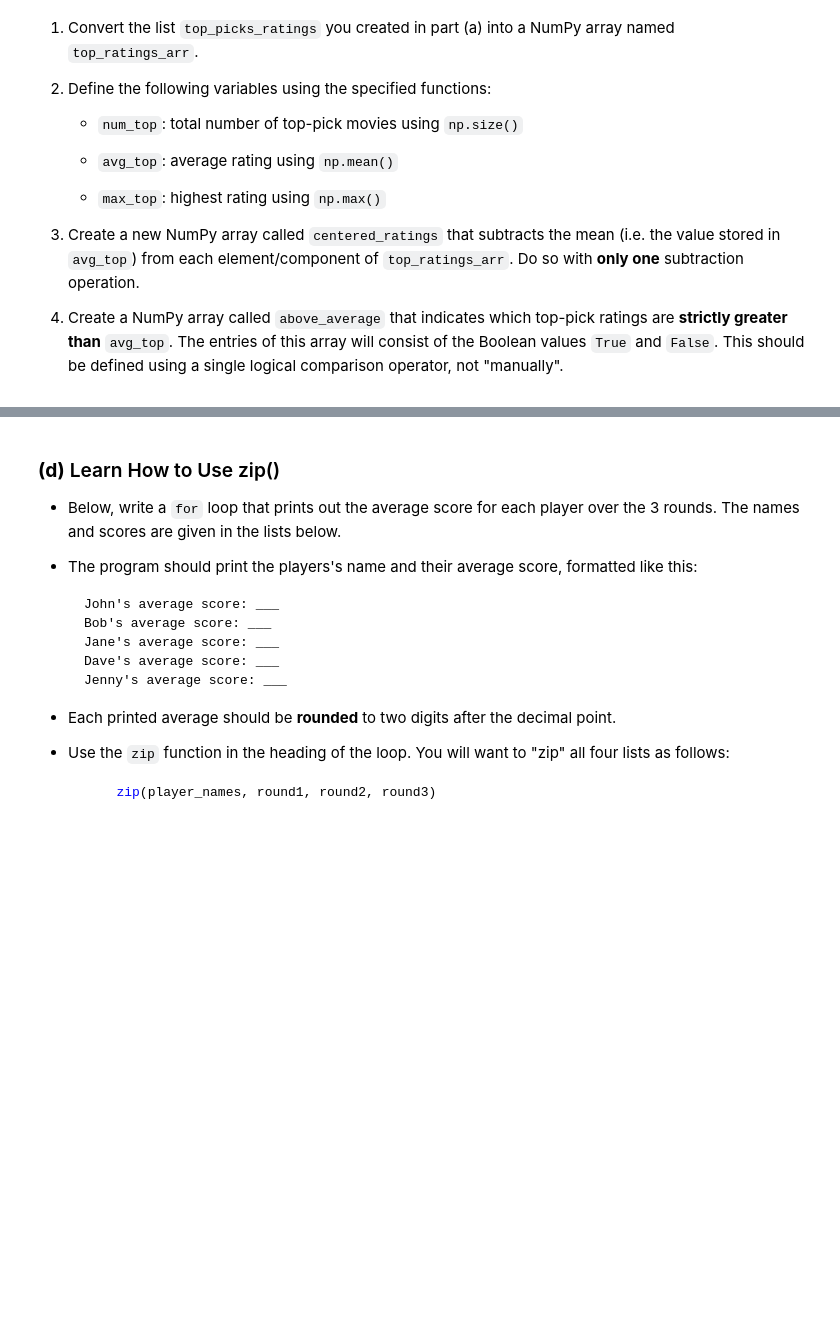
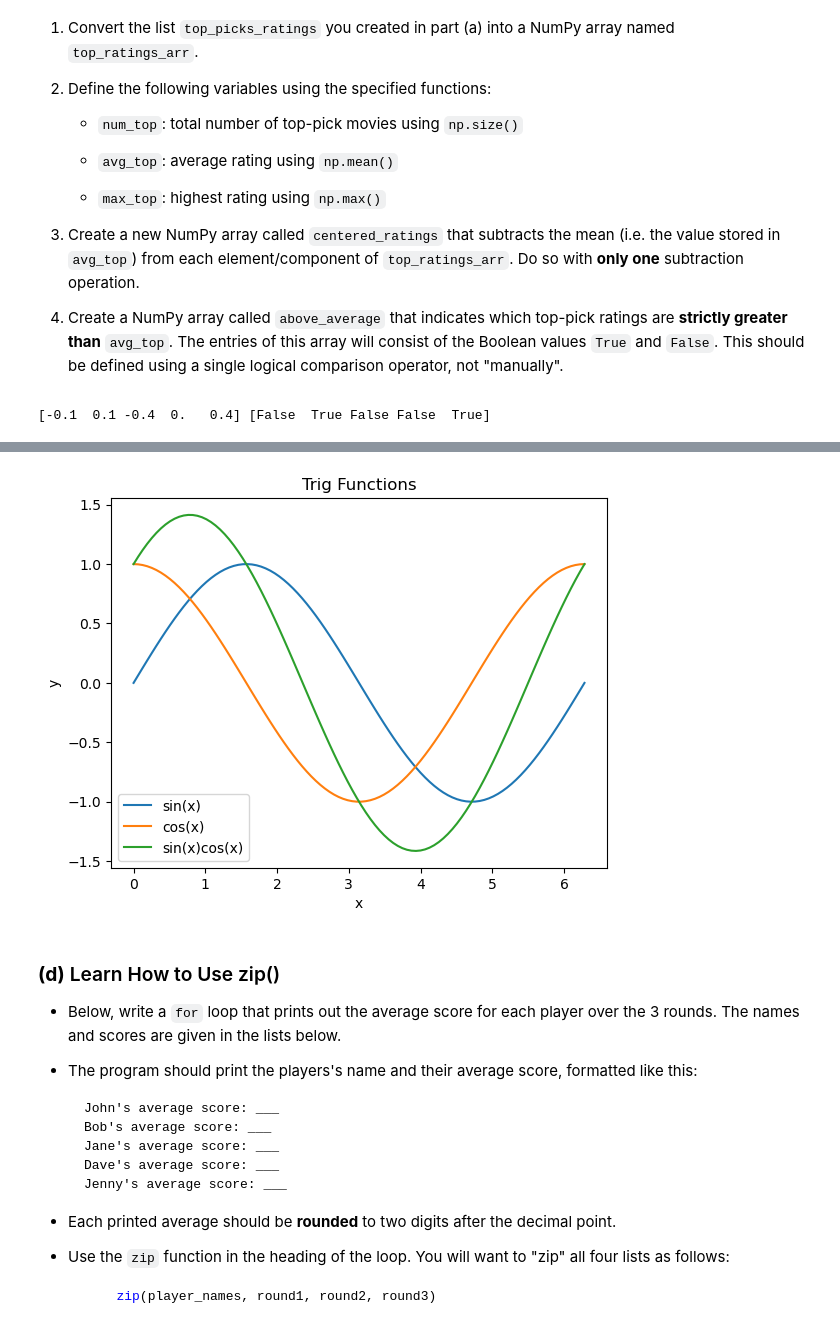
Before and after one commit to bcamargo1/datasci151spring2026, a Jupyter notebook: _assignments/assignment_4/Assignment4.ipynb, the cells around one changed output, grey strips where cells are left out. Saved outputs shown, nothing was run; the diff lists cells and outputs as text; code cells hidden in the pictures; blank space fills up the shorter version.

```diff
--- a/_assignments/assignment_4/Assignment4.ipynb
+++ b/_assignments/assignment_4/Assignment4.ipynb
@@ -66,3 +81,17 @@ Using NumPy, do the following:
+# %%
+top_picks_arr = np.array(top_picks_ratings)
+
+num_top = np.size(top_picks_titles)
+avg_top = np.mean(top_picks_ratings)
+max_top = np.max(top_picks_ratings)
+
+centered_ratings = top_picks_arr - avg_top
+
+above_average = np.array(top_picks_ratings > avg_top)
+
+print(centered_ratings, above_average)
+# %% [output]
+[-0.1  0.1 -0.4  0.   0.4] [False  True False False  True]
 # %% [markdown]
 ### **(c)** For-loops + Plotting
 
@@ -87,3 +114,23 @@ Using NumPy, do the following:
+# %%
+
+vec_x = np.array(np.linspace(0, 2*np.pi, 100))
+
+vec_y1 = np.sin(vec_x)
+vec_y2 = np.cos(vec_x)
+vec_y3 = np.sin(vec_x) + np.cos(vec_x)
+
+list_vectors = [vec_y1, vec_y2, vec_y3]
+
+for num in list_vectors:
+    plt.plot(vec_x, num)
+    plt.xlabel("x")
+    plt.ylabel("y")
+    plt.title("Trig Functions")
+    plt.legend(["sin(x)", "cos(x)", "sin(x)" + "cos(x)"])
+
+plt.show()
+# %% [output]
+[figure, added]
 # %% [markdown]
 ### **(d)** Learn How to Use zip()
 
```
Also changed, not shown: parts of 8 cells of this notebook, 5 other files.
